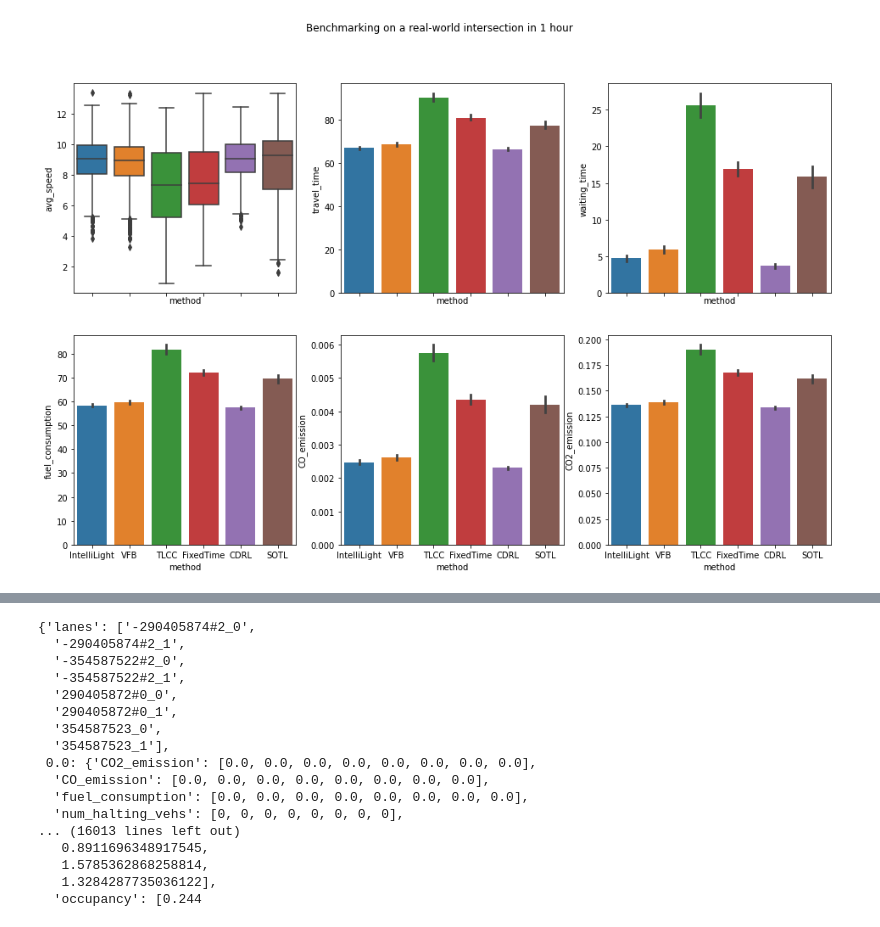
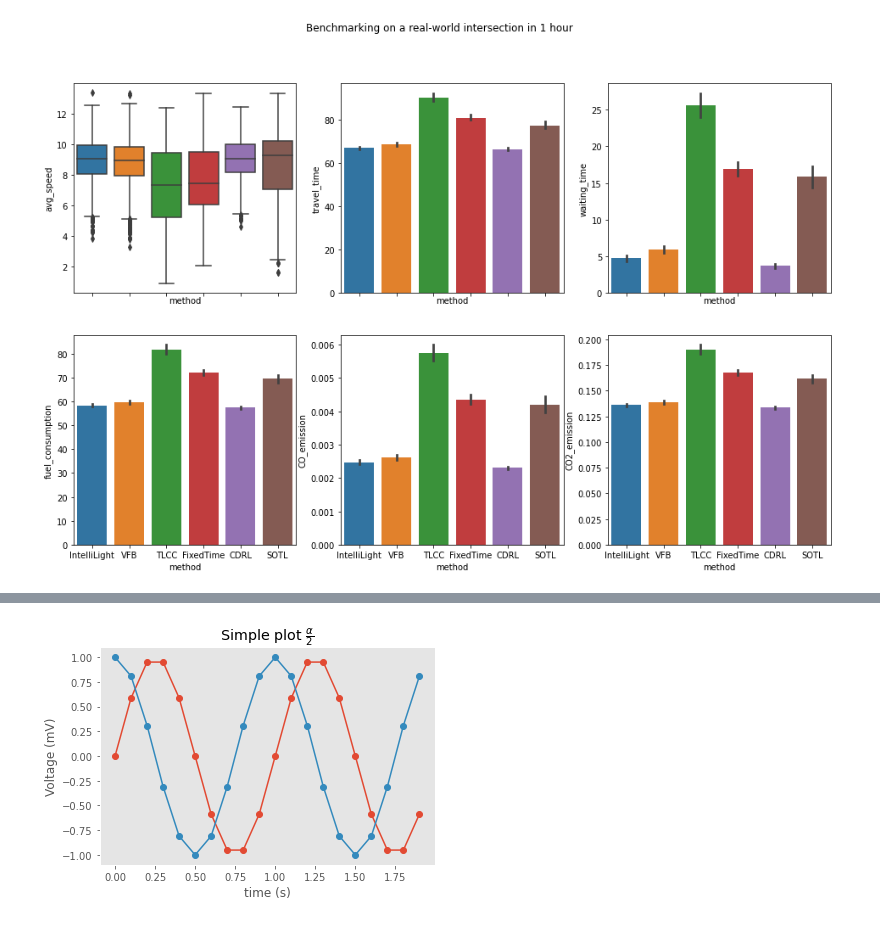
Before and after one commit to Laysest/tslib, a Jupyter notebook: log/final/visualization.ipynb, the cells around one changed output, grey strips where cells are left out. Cells and saved outputs as stored; diff of their text form; code cells hidden in the pictures.

```diff
--- a/log/final/visualization.ipynb
+++ b/log/final/visualization.ipynb
@@ -68,20 +89,21 @@ sns.catplot(
 # %%
-final_log['CDRL']['tf_logs'][0]
+import matplotlib.pyplot as plt
+import numpy as np
+
+plt.style.use("ggplot")
+
+t = np.arange(0.0, 2.0, 0.1)
+s = np.sin(2 * np.pi * t)
+s2 = np.cos(2 * np.pi * t)
+plt.plot(t, s, "o-")
+plt.plot(t, s2, "o-")
+plt.xlabel("time (s)")
+plt.ylabel("Voltage (mV)")
+plt.title("Simple plot $\\frac{\\alpha}{2}$")
+plt.grid(False)
+
+import tikzplotlib
+
+tikzplotlib.save("test.tex")
 # %% [output]
-{'lanes': ['-290405874#2_0',
-  '-290405874#2_1',
-  '-354587522#2_0',
-  '-354587522#2_1',
-  '290405872#0_0',
-  '290405872#0_1',
-  '354587523_0',
-  '354587523_1'],
- 0.0: {'CO2_emission': [0.0, 0.0, 0.0, 0.0, 0.0, 0.0, 0.0, 0.0],
-  'CO_emission': [0.0, 0.0, 0.0, 0.0, 0.0, 0.0, 0.0, 0.0],
-  'fuel_consumption': [0.0, 0.0, 0.0, 0.0, 0.0, 0.0, 0.0, 0.0],
-  'num_halting_vehs': [0, 0, 0, 0, 0, 0, 0, 0],
-... (16013 lines left out)
-   0.8911696348917545,
-   1.5785362868258814,
-   1.3284287735036122],
-  'occupancy': [0.244
+[figure, added]
```
Also changed, not shown: parts of 4 cells of this notebook, 58 other files.
